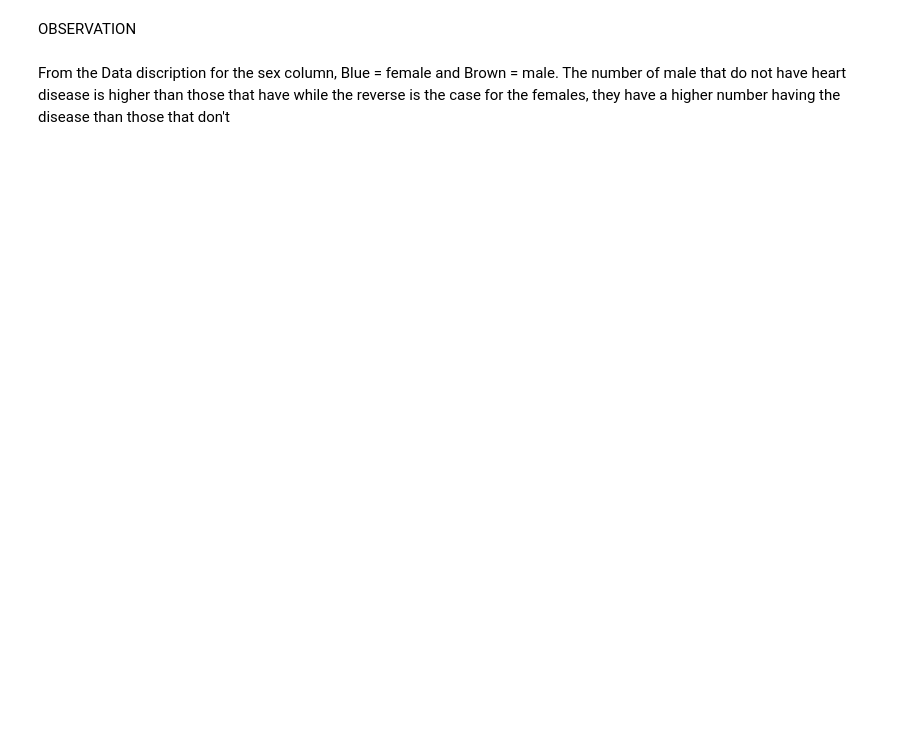
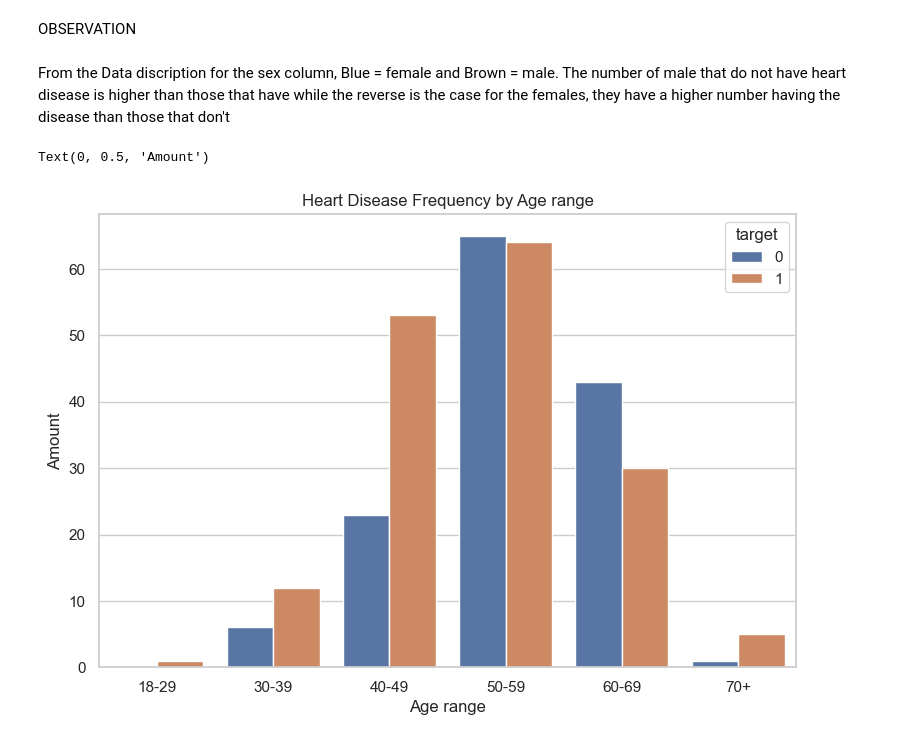
Before and after one commit to Tones008/heart_disease_proj, a Jupyter notebook: Heart Disease Prediction using Machine Learning.ipynb, the cells around one changed output. Saved outputs shown, nothing was run; the diff lists cells and outputs as text; code cells hidden in the pictures; blank space fills up the shorter version.

```diff
--- a/Heart Disease Prediction using Machine Learning.ipynb
+++ b/Heart Disease Prediction using Machine Learning.ipynb
@@ -98,3 +101,12 @@ Text(0, 0.5, 'Amount')
 OBSERVATION
 # %% [markdown]
 From the Data discription for the sex column, Blue = female and Brown = male. The number of male that do not have heart disease is higher than those that have while the reverse is the case for the females, they have a higher number having the disease than those that don't
+# %%
+plt.figure(figsize=(9,6),dpi=100)
+sns.countplot(x=df['agerange'], hue=df['target'], data=df)
+plt.title("Heart Disease Frequency by Age range")
+plt.xlabel("Age range")
+plt.ylabel("Amount")
+# %% [output]
+Text(0, 0.5, 'Amount')
+[figure, added]
```
Also changed, not shown: parts of 37 cells of this notebook, 1 other file.
